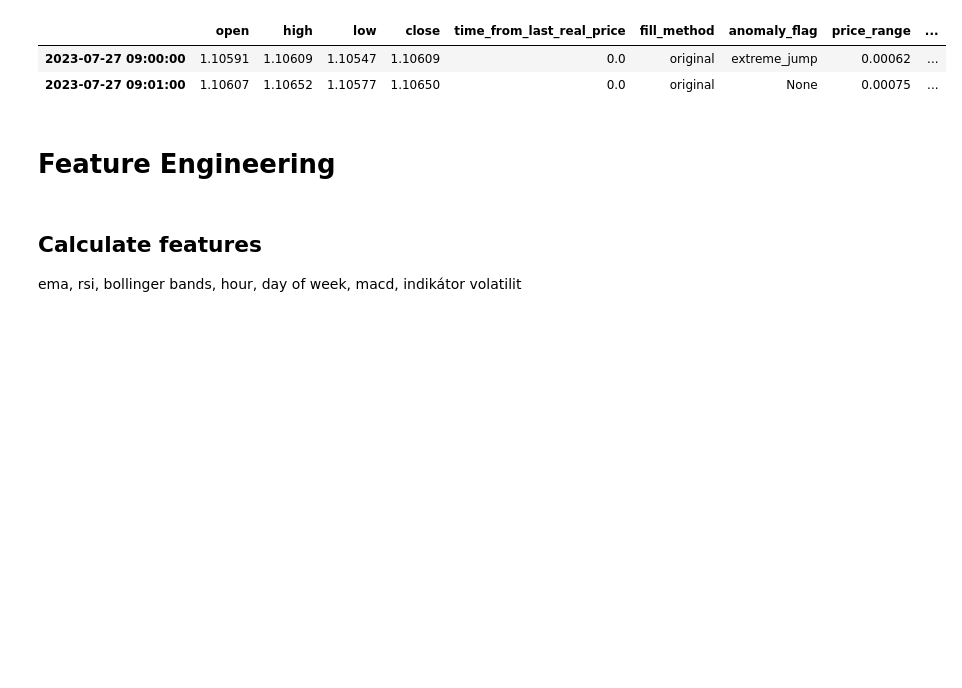
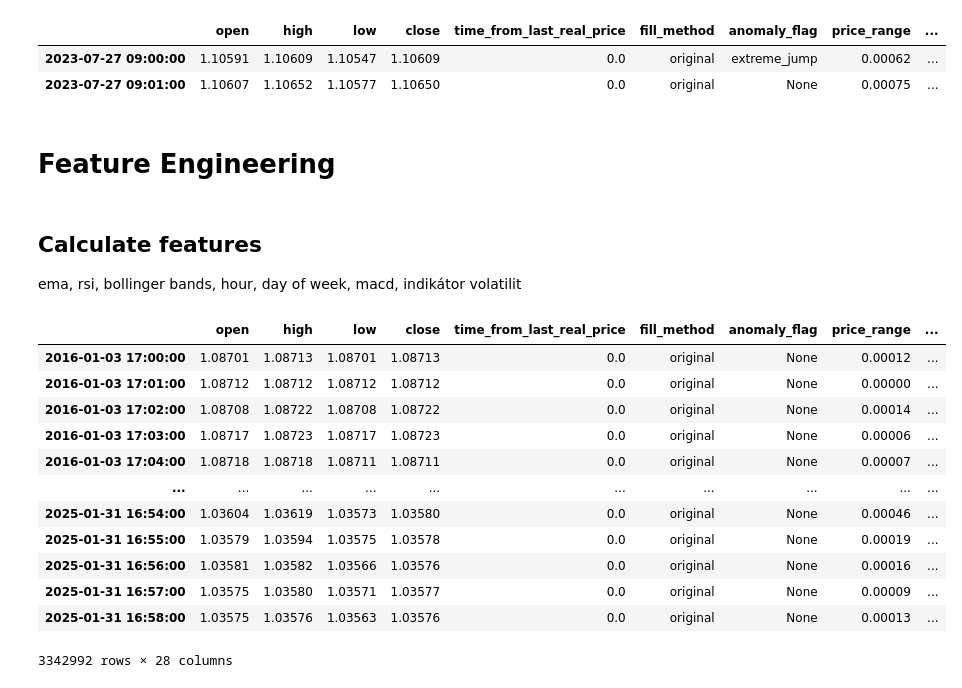
Before and after one commit to polakro1/VI-projekt, a Jupyter notebook: Untitled-1.ipynb, the cells around one changed output. Drawn from its saved outputs; the diff is of its cells as text; code cells hidden in the pictures; blank space fills up the shorter version.

```diff
--- a/Untitled-1.ipynb
+++ b/Untitled-1.ipynb
@@ -389,3 +390,53 @@ df.loc["2023-07-27 08:59:00":"2023-07-27 09:01:00"]
 # %% [markdown]
 ## Calculate features
 ema, rsi, bollinger bands, hour, day of week, macd, indikátor volatilit
+# %%
+#EMA
+df["EMA_5"] = talib.EMA(df["close"], timeperiod=5)
+df["EMA_15"] = talib.EMA(df["close"], timeperiod=15)
+df["EMA_60"] = talib.EMA(df["close"], timeperiod=60)
+
+#RSI
+df["RSI_14"] = talib.RSI(df["close"], timeperiod=14)
+
+#Bollinger bands
+upper, middle, lower = talib.BBANDS(df["close"], timeperiod=20, nbdevup=2, nbdevdn=2, matype=0)
+df["Bollinger_middle"] = middle
+df["Bollinger_upper_diff"] = upper - df["close"]
+df["Bollinger_lower_diff"] = df["close"] - lower
+df["Bollinger_width"] = upper - lower
+
+#MACD
+macd, macdsignal, macdhist = talib.MACD(df["close"], fastperiod=12, slowperiod=26, signalperiod=9)
+df["MACD"] = macd
+df["MACD_signal"] = macdsignal
+df["MACD_diff"] = macd - macdsignal
+
+#ATR
+df["ATR_14"] = talib.ATR(df["high"], df["low"], df["close"], timeperiod=14)
+
+#Hour
+df["hour"] = df.index.hour
+df["hour_sin"] = np.sin(2 * np.pi * df["hour"] / 24)
+df["hour_cos"] = np.cos(2 * np.pi * df["hour"] / 24)
+
+#Day of week
+df["dayofweek"] = df.index.dayofweek
+df["dow_sin"] = np.sin(2 * np.pi * df["dayofweek"] / 7)
+df["dow_cos"] = np.cos(2 * np.pi * df["dayofweek"] / 7)
+
+df
+# %% [output]
+|  | open | high | low | close | time_from_last_real_price | fill_method | anomaly_flag | price_range | ... |
+| 2016-01-03 17:00:00 | 1.08701 | 1.08713 | 1.08701 | 1.08713 | 0.0 | original | None | 0.00012 | ... |
+| 2016-01-03 17:01:00 | 1.08712 | 1.08712 | 1.08712 | 1.08712 | 0.0 | original | None | 0.00000 | ... |
+| 2016-01-03 17:02:00 | 1.08708 | 1.08722 | 1.08708 | 1.08722 | 0.0 | original | None | 0.00014 | ... |
+| 2016-01-03 17:03:00 | 1.08717 | 1.08723 | 1.08717 | 1.08723 | 0.0 | original | None | 0.00006 | ... |
+| 2016-01-03 17:04:00 | 1.08718 | 1.08718 | 1.08711 | 1.08711 | 0.0 | original | None | 0.00007 | ... |
+| ... | ... | ... | ... | ... | ... | ... | ... | ... | ... |
+| 2025-01-31 16:54:00 | 1.03604 | 1.03619 | 1.03573 | 1.03580 | 0.0 | original | None | 0.00046 | ... |
+| 2025-01-31 16:55:00 | 1.03579 | 1.03594 | 1.03575 | 1.03578 | 0.0 | original | None | 0.00019 | ... |
+| 2025-01-31 16:56:00 | 1.03581 | 1.03582 | 1.03566 | 1.03576 | 0.0 | original | None | 0.00016 | ... |
+| 2025-01-31 16:57:00 | 1.03575 | 1.03580 | 1.03571 | 1.03577 | 0.0 | original | None | 0.00009 | ... |
+| 2025-01-31 16:58:00 | 1.03575 | 1.03576 | 1.03563 | 1.03576 | 0.0 | original | None | 0.00013 | ... |
+3342992 rows × 28 columns
```
Also changed, not shown: parts of 1 cell of this notebook.
